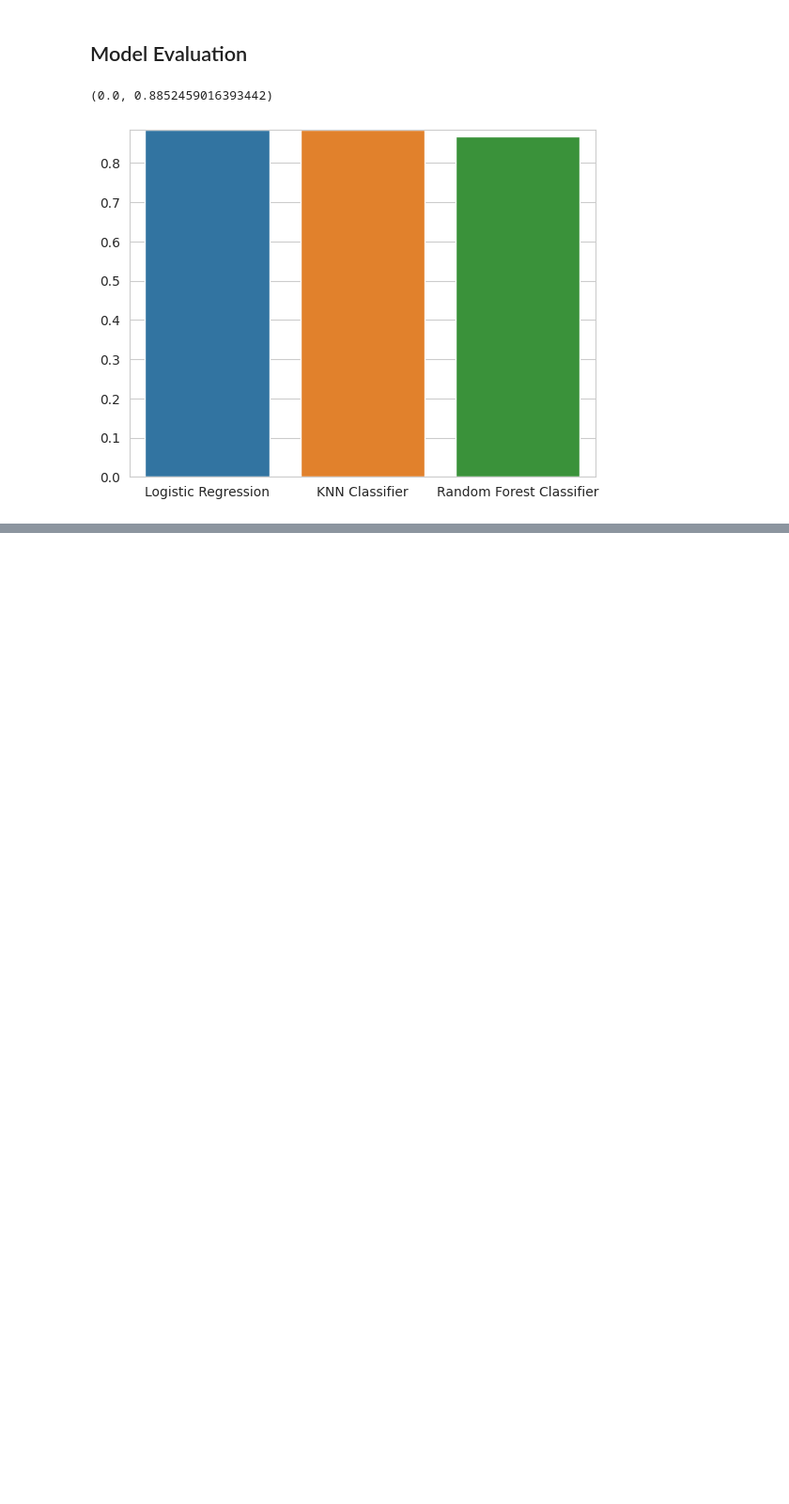
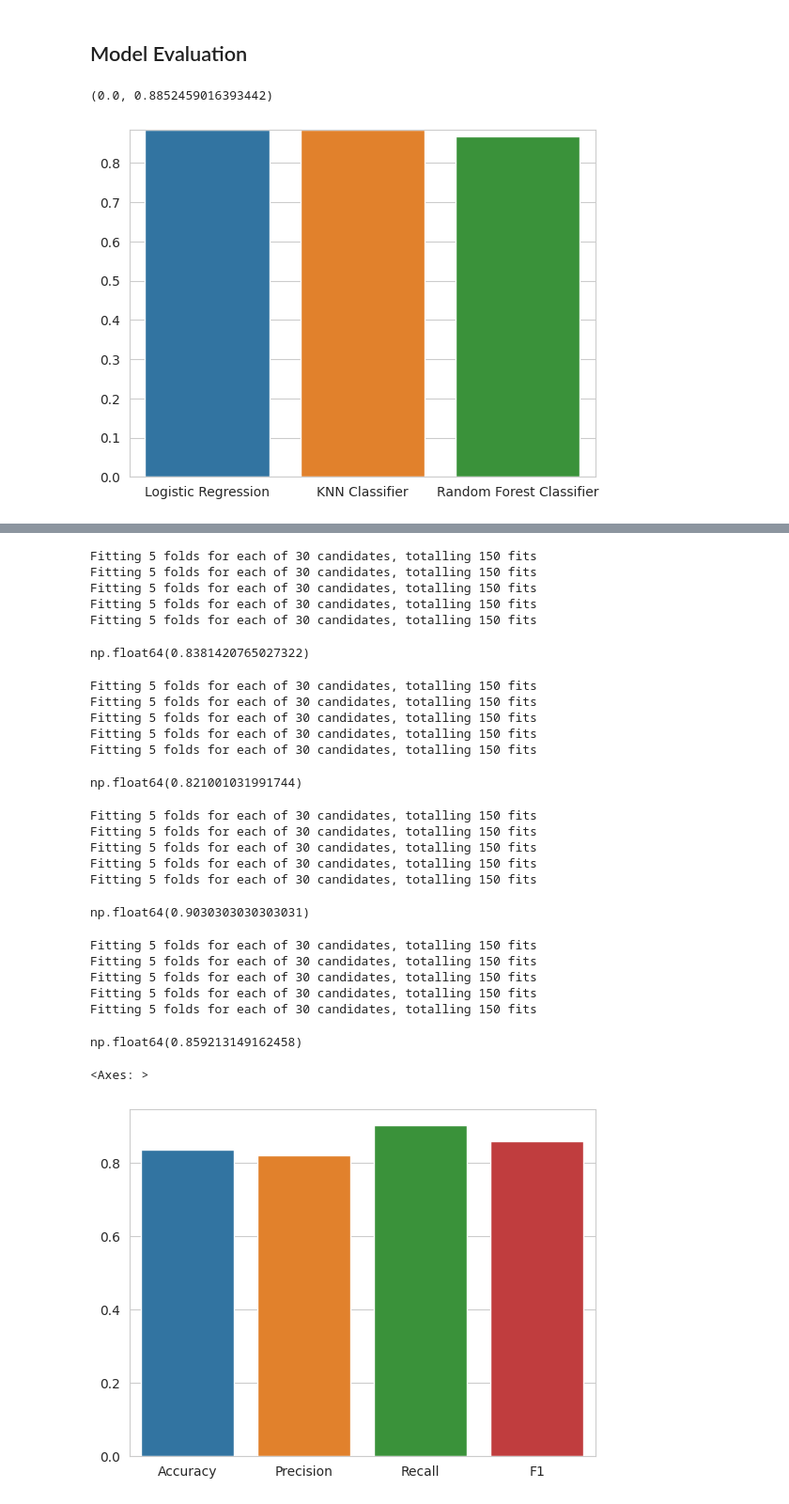
Before and after one commit to azharaul/ds-ml-learning-journey, a Jupyter notebook: projects/project-1-heart-disease-prediction/notebooks/end-to-end-heart-disease-classification.ipynb, the cells around one changed output, grey strips where cells are left out. Shown at 94% size. Drawn from its saved outputs; the diff is of its cells as text; code cells hidden in the pictures; blank space fills up the shorter version.

```diff
--- a/projects/project-1-heart-disease-prediction/notebooks/end-to-end-heart-disease-classification.ipynb
+++ b/projects/project-1-heart-disease-prediction/notebooks/end-to-end-heart-disease-classification.ipynb
@@ -649,0 +673,63 @@ plt.ylim(0, np.max(model_scores_df))
+# %%
+# Cross-validated Accuracy
+cv_acc = cross_val_score(lr_gscv, X, y, scoring='accuracy')
+cv_acc = np.mean(cv_acc)
+# %% [output]
+Fitting 5 folds for each of 30 candidates, totalling 150 fits
+Fitting 5 folds for each of 30 candidates, totalling 150 fits
+Fitting 5 folds for each of 30 candidates, totalling 150 fits
+Fitting 5 folds for each of 30 candidates, totalling 150 fits
+Fitting 5 folds for each of 30 candidates, totalling 150 fits
+# %%
+cv_acc
+# %% [output]
+np.float64(0.8381420765027322)
+# %%
+# Cross-validated Precision
+cv_precision = cross_val_score(lr_gscv, X, y, scoring='precision')
+cv_precision = np.mean(cv_precision)
+# %% [output]
+Fitting 5 folds for each of 30 candidates, totalling 150 fits
+Fitting 5 folds for each of 30 candidates, totalling 150 fits
+Fitting 5 folds for each of 30 candidates, totalling 150 fits
+Fitting 5 folds for each of 30 candidates, totalling 150 fits
+Fitting 5 folds for each of 30 candidates, totalling 150 fits
+# %%
+cv_precision
+# %% [output]
+np.float64(0.821001031991744)
+# %%
+# Cross-validated Recall
+cv_recall = cross_val_score(lr_gscv, X, y, scoring='recall')
+cv_recall = np.mean(cv_recall)
+# %% [output]
+Fitting 5 folds for each of 30 candidates, totalling 150 fits
+Fitting 5 folds for each of 30 candidates, totalling 150 fits
+Fitting 5 folds for each of 30 candidates, totalling 150 fits
+Fitting 5 folds for each of 30 candidates, totalling 150 fits
+Fitting 5 folds for each of 30 candidates, totalling 150 fits
+# %%
+cv_recall
+# %% [output]
+np.float64(0.9030303030303031)
+# %%
+# Cross-validated F1
+cv_f1 = cross_val_score(lr_gscv, X, y, scoring='f1')
+cv_f1 = np.mean(cv_f1)
+# %% [output]
+Fitting 5 folds for each of 30 candidates, totalling 150 fits
+Fitting 5 folds for each of 30 candidates, totalling 150 fits
+Fitting 5 folds for each of 30 candidates, totalling 150 fits
+Fitting 5 folds for each of 30 candidates, totalling 150 fits
+Fitting 5 folds for each of 30 candidates, totalling 150 fits
+# %%
+cv_f1
+# %% [output]
+np.float64(0.859213149162458)
+# %%
+cv_metrics = pd.DataFrame({'Accuracy': cv_acc, 'Precision': cv_precision, 'Recall': cv_recall, 'F1': cv_f1}, index=[0])
+# %%
+sns.barplot(cv_metrics, anno)
+# %% [output]
+<Axes: >
+[figure, added]
```
Also changed, not shown: parts of 10 cells of this notebook.
